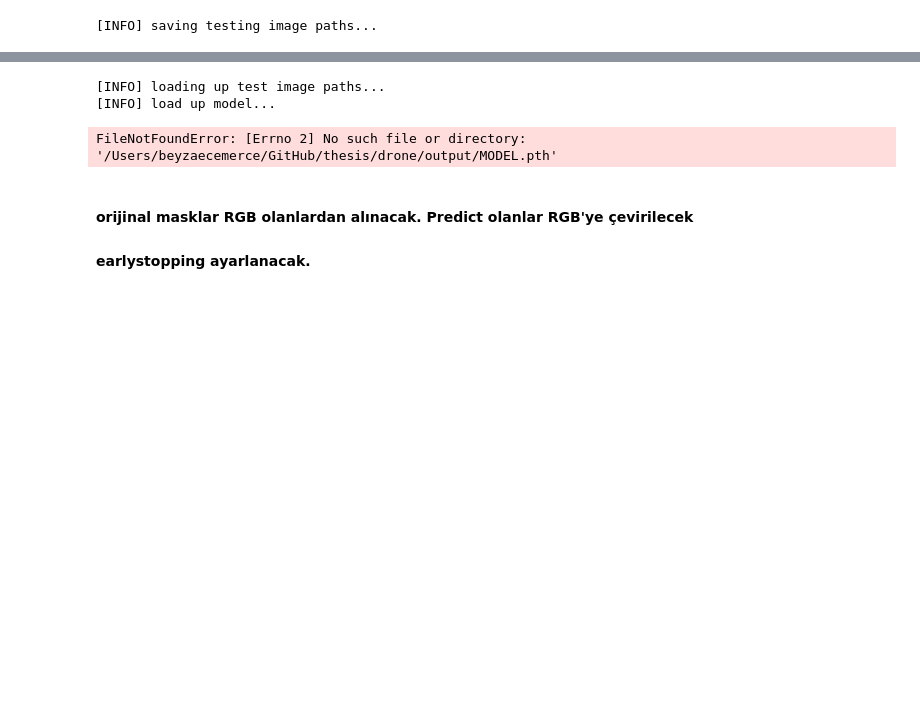
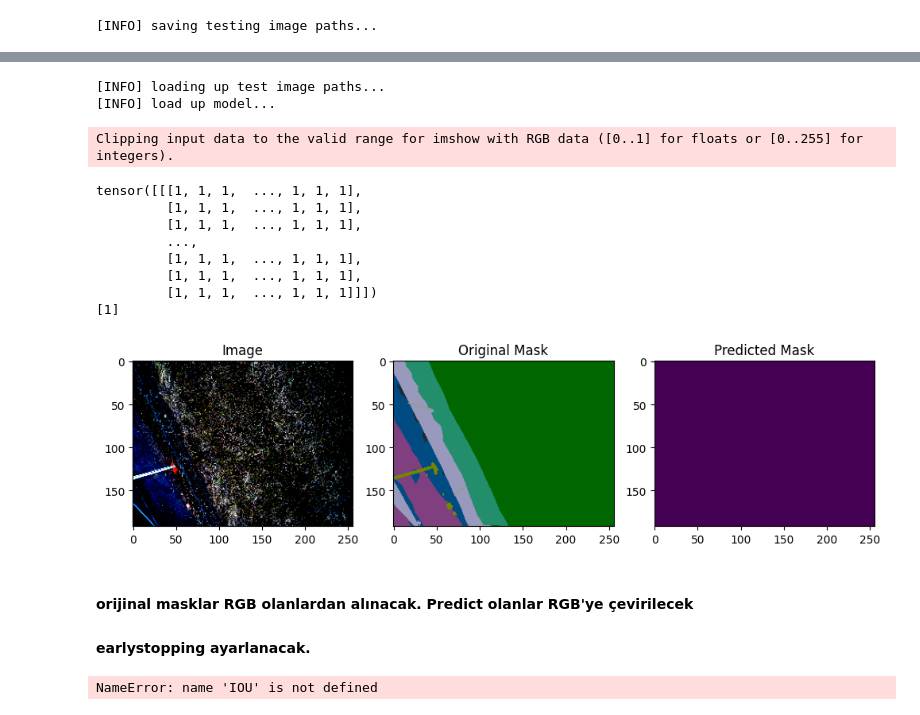
Before and after one commit to BEcemErce/Semantic_Segmentation_Drone_Images, a Jupyter notebook: main.ipynb, the cells around one changed output, grey strips where cells are left out. Drawn from its saved outputs; the diff is of its cells as text; code cells hidden in the pictures; blank space fills up the shorter version.

```diff
--- a/main.ipynb
+++ b/main.ipynb
@@ -24,8 +23,8 @@ from earlyStopping import EarlyStopping
 dataset_path = "/Users/beyzaecemerce/GitHub/thesis/drone/dataset/semantic_drone_dataset/"
 image_path=dataset_path+'original_images'
 masked_path = dataset_path+ 'label_images_semantic'
-rgb_mask_path='/Users/berce/Desktop/SS/drone/RGB_color_image_masks/RGB_color_image_masks'
-TEST_SPLIT = 0.20
+rgb_mask_path='/Users/beyzaecemerce/GitHub/thesis/drone/RGB_color_image_masks/RGB_color_image_masks'
+TEST_SPLIT = 0.10
 DEVICE = "cuda" if torch.cuda.is_available() else "cpu"
 PIN_MEMORY = True if DEVICE == "cuda" else False
 # %%
@@ -71,16 +70,16 @@ PIN_MEMORY = True if DEVICE == "cuda" else False
 # %%
 # print(target[:,50,500])
 # %%
-INIT_LR = 2e-4
-NUM_EPOCHS = 100
+INIT_LR = 0.001
+NUM_EPOCHS = 10
 BATCH_SIZE = 8
 
 INPUT_IMAGE_WIDTH = 6000
 INPUT_IMAGE_HEIGHT = 4000
 
-BASE_OUTPUT ="/Users/beyzaecemerce/GitHub/thesis/drone/output/"
+BASE_OUTPUT ="/Users/beyzaecemerce/GitHub/thesis/drone/output"
 
-MODEL_PATH = os.path.join(BASE_OUTPUT, "MODEL.pth")
+MODEL_PATH = os.path.join(BASE_OUTPUT, "MODEL2.pth")
 PLOT_PATH = os.path.sep.join([BASE_OUTPUT, "Train_Test_Plot.png"])
 TEST_PATHS = os.path.sep.join([BASE_OUTPUT, "test_path.txt"])
 # %%
@@ -101,14 +100,14 @@ f.close()
 # %%
 input_transform = transforms.Compose([
         transforms.ToPILImage(),
-        transforms.Resize((192, 256),interpolation=cv2.INTER_NEAREST),  # Resize the input image to (height=256, width=384)
+        transforms.Resize((512, 1024),interpolation=cv2.INTER_NEAREST),  # Resize the input image to (height=256, width=384)
         transforms.ToTensor(),
         transforms.Normalize(mean=[0.485, 0.456, 0.406], std=[0.229, 0.224, 0.225])
     ])
 
 mask_transform = transforms.Compose([
     transforms.ToPILImage(),
-    transforms.Resize((192, 256)),  # Resize the mask to the same size as the input image
+    transforms.Resize((512, 1024)),  # Resize the mask to the same size as the input image
     transforms.ToTensor()
 ])
 # %%
@@ -188,18 +240,27 @@ from prediction import make_predictions
 # %%
 print("[INFO] loading up test image paths...")
 imagePaths = open(TEST_PATHS).read().strip().split("\n")
-imagePaths = np.random.choice(imagePaths, size=10)
+imagePaths = np.random.choice(imagePaths, size=1)
 # load our model from disk and flash it to the current device
 print("[INFO] load up model...")
 model_p = torch.load(MODEL_PATH).to(DEVICE)
 # iterate over the randomly selected test image paths
 for path in imagePaths:
 	# make predictions and visualize the results
 	make_predictions(model_p, path,rgb_mask_path,input_transform)
 # %% [output]
 [INFO] loading up test image paths...
 [INFO] load up model...
-FileNotFoundError: [Errno 2] No such file or directory: '/Users/beyzaecemerce/GitHub/thesis/drone/output/MODEL.pth'
+Clipping input data to the valid range for imshow with RGB data ([0..1] for floats or [0..255] for integers).
+tensor([[[1, 1, 1,  ..., 1, 1, 1],
+         [1, 1, 1,  ..., 1, 1, 1],
+         [1, 1, 1,  ..., 1, 1, 1],
+         ...,
+         [1, 1, 1,  ..., 1, 1, 1],
+         [1, 1, 1,  ..., 1, 1, 1],
+         [1, 1, 1,  ..., 1, 1, 1]]])
+[1]
+[figure, added]
 # %% [markdown]
 #### orijinal masklar RGB olanlardan alınacak. Predict olanlar RGB'ye çevirilecek
 #### earlystopping ayarlanacak.
@@ -211,3 +272,5 @@ for path in evalImagePaths:
 	iou+=IOU(unet,path,masked_path)
 
 print("IOU",iou/623)
+# %% [output]
+NameError: name 'IOU' is not defined
```
Also changed, not shown: parts of 5 cells of this notebook, 2 other files.
